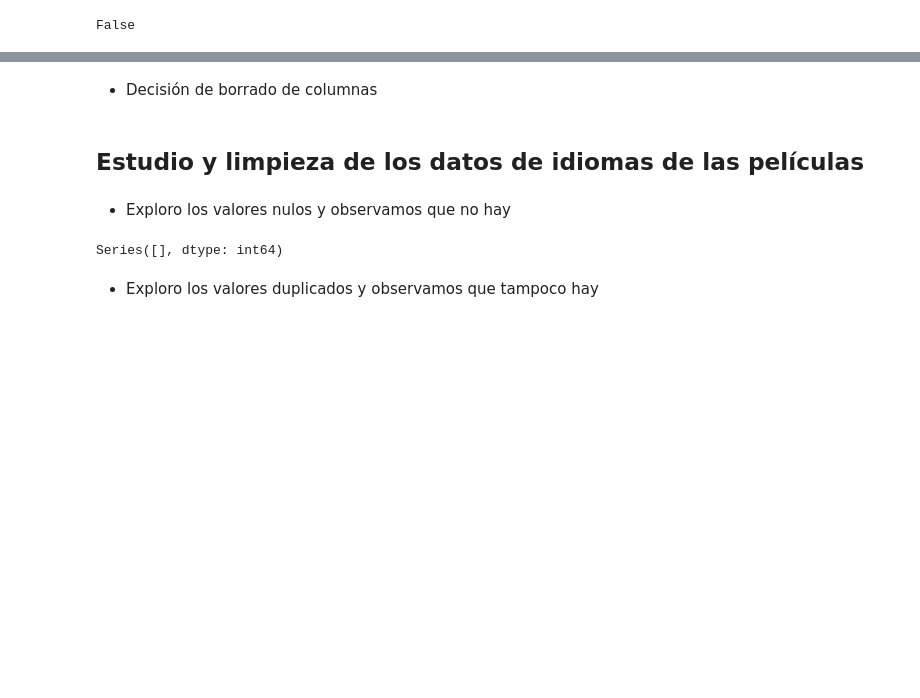
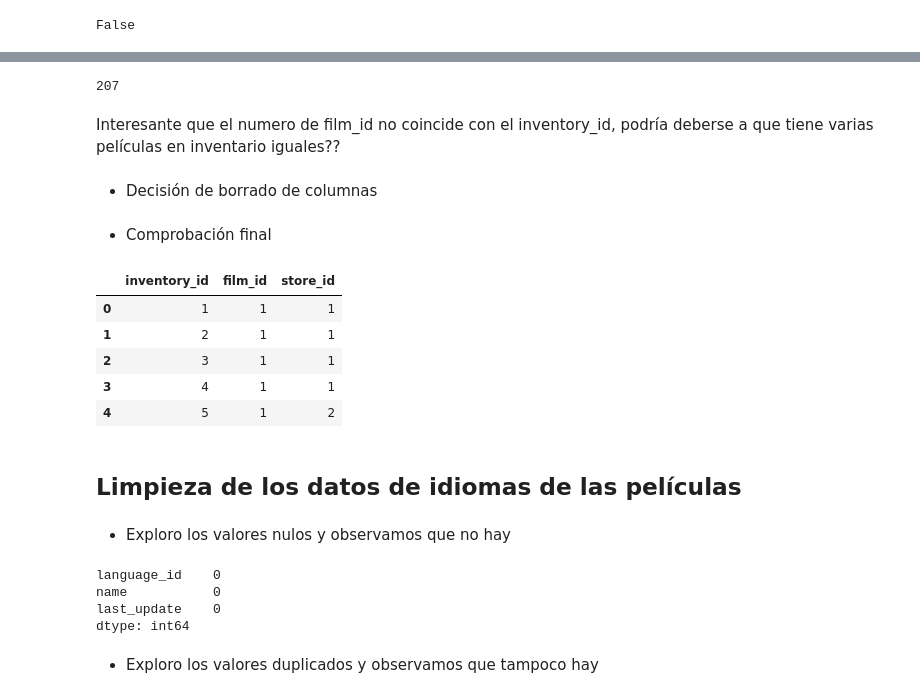
Before and after one commit to Blanca95/MySQL_proyect, a Jupyter notebook: notebook/limpieza.ipynb, the cells around one changed output, grey strips where cells are left out. Drawn from its saved outputs; the diff is of its cells as text; code cells hidden in the pictures; blank space fills up the shorter version.

```diff
--- a/notebook/limpieza.ipynb
+++ b/notebook/limpieza.ipynb
@@ -221,19 +252,39 @@ False
+# %%
+inventario['film_id'].unique()
+film_id2 = len(inventario['film_id'].unique())
+film_id2
+# %% [output]
+207
+# %% [markdown]
+Interesante que el numero de film_id no coincide con el inventory_id, podría deberse a que tiene varias películas en inventario iguales??
 # %% [markdown]
 - Decisión de borrado de columnas
 # %%
 inventario.drop('last_update', axis=1, inplace=True) # borro la columna de last_update
+# %% [markdown]
+- Comprobación final
+# %%
+inventario.head()
+# %% [output]
+|  | inventory_id | film_id | store_id |
+| 0 | 1 | 1 | 1 |
+| 1 | 2 | 1 | 1 |
+| 2 | 3 | 1 | 1 |
+| 3 | 4 | 1 | 1 |
+| 4 | 5 | 1 | 2 |
 # %% [markdown]
-## Estudio y limpieza de los datos de idiomas de las películas
+## Limpieza de los datos de idiomas de las películas
 # %%
 idiomas=pd.read_csv('../data/language.csv')
 # %% [markdown]
 - Exploro los valores nulos y observamos que no hay
 # %%
-nan_cols = idiomas.isna().sum().sort_values(ascending=False)
-
-nan_cols[nan_cols>0]
+idiomas.isna().sum().sort_values(ascending=False)
 # %% [output]
-Series([], dtype: int64)
+language_id    0
+name           0
+last_update    0
+dtype: int64
 # %% [markdown]
 - Exploro los valores duplicados y observamos que tampoco hay
 # %%
```
Also changed, not shown: parts of 32 cells of this notebook.
